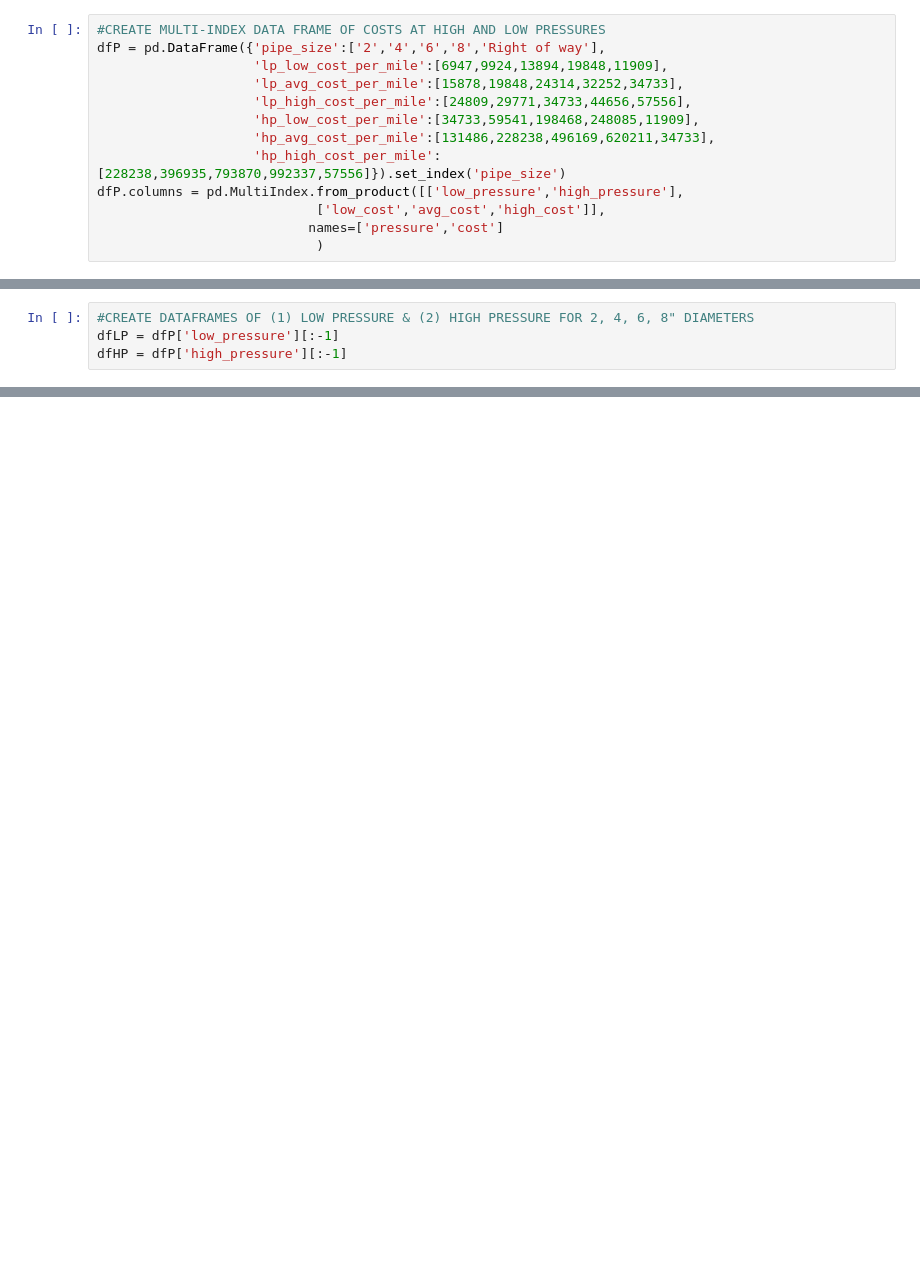
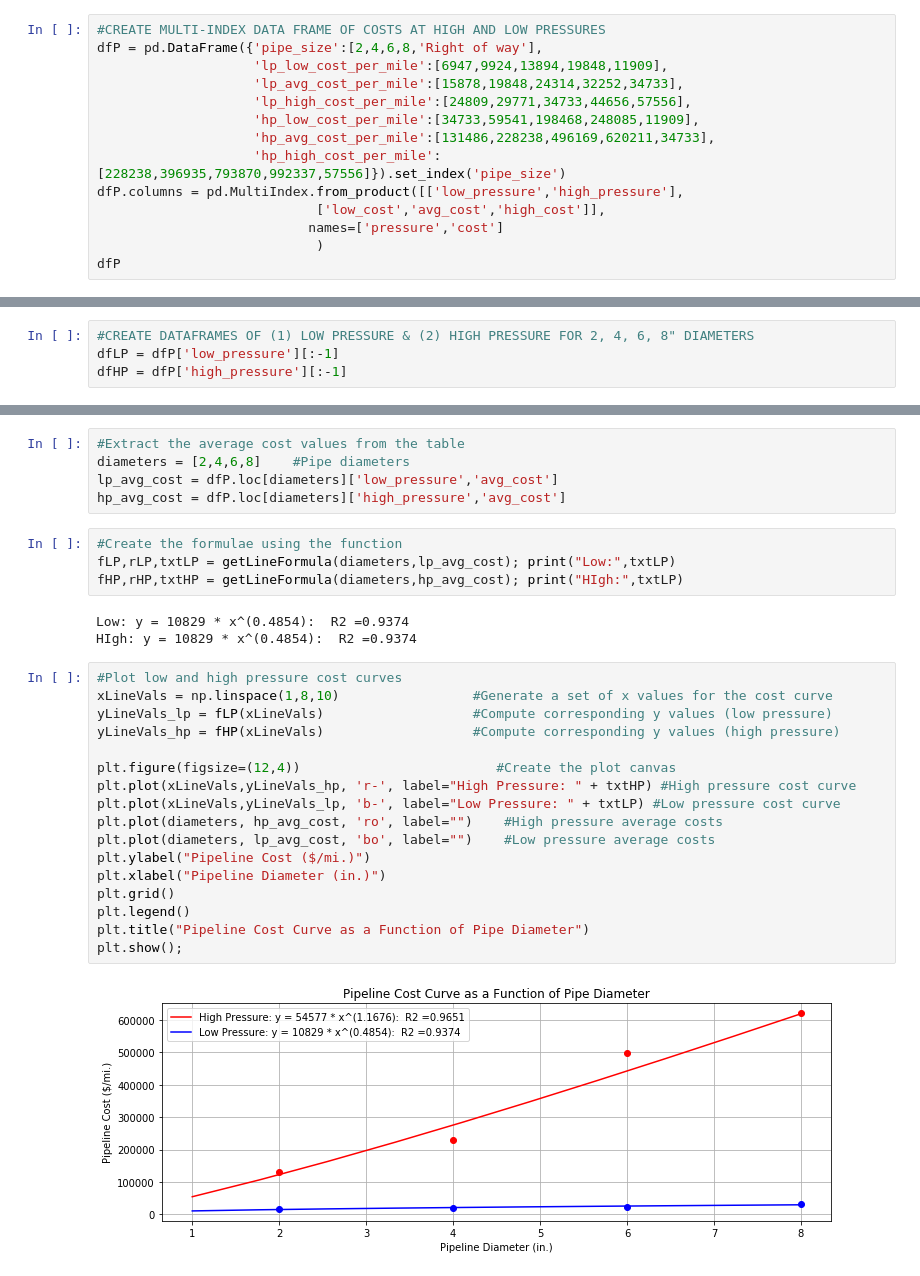
Before and after one commit to ENV859/BioGas_optimization, a Jupyter notebook: scripts/Biogas-Yield-Curves.ipynb, the cells around one changed output, grey strips where cells are left out. Saved outputs shown, nothing was run; the diff lists cells and outputs as text; blank space fills up the shorter version.

```diff
--- a/scripts/Biogas-Yield-Curves.ipynb
+++ b/scripts/Biogas-Yield-Curves.ipynb
@@ -137,7 +137,7 @@ plt.show()
 ## Pipe Cost
 # %%
 #CREATE MULTI-INDEX DATA FRAME OF COSTS AT HIGH AND LOW PRESSURES
-dfP = pd.DataFrame({'pipe_size':['2','4','6','8','Right of way'],
+dfP = pd.DataFrame({'pipe_size':[2,4,6,8,'Right of way'],
                     'lp_low_cost_per_mile':[6947,9924,13894,19848,11909],
                     'lp_avg_cost_per_mile':[15878,19848,24314,32252,34733],
                     'lp_high_cost_per_mile':[24809,29771,34733,44656,57556],
@@ -148,3 +148,4 @@ dfP.columns = pd.MultiIndex.from_product([['low_pressure','high_pressure'],
                             ['low_cost','avg_cost','high_cost']],
                            names=['pressure','cost']
                             )
+dfP
@@ -217,0 +191,31 @@ plt.grid()
+# %%
+#Extract the average cost values from the table
+diameters = [2,4,6,8]    #Pipe diameters
+lp_avg_cost = dfP.loc[diameters]['low_pressure','avg_cost']
+hp_avg_cost = dfP.loc[diameters]['high_pressure','avg_cost']
+# %%
+#Create the formulae using the function
+fLP,rLP,txtLP = getLineFormula(diameters,lp_avg_cost); print("Low:",txtLP)
+fHP,rHP,txtHP = getLineFormula(diameters,hp_avg_cost); print("HIgh:",txtLP)
+# %% [output]
+Low: y = 10829 * x^(0.4854):  R2 =0.9374
+HIgh: y = 10829 * x^(0.4854):  R2 =0.9374
+# %%
+#Plot low and high pressure cost curves
+xLineVals = np.linspace(1,8,10)                 #Generate a set of x values for the cost curve
+yLineVals_lp = fLP(xLineVals)                   #Compute corresponding y values (low pressure)
+yLineVals_hp = fHP(xLineVals)                   #Compute corresponding y values (high pressure)
+
+plt.figure(figsize=(12,4))                         #Create the plot canvas
+plt.plot(xLineVals,yLineVals_hp, 'r-', label="High Pressure: " + txtHP) #High pressure cost curve
+plt.plot(xLineVals,yLineVals_lp, 'b-', label="Low Pressure: " + txtLP) #Low pressure cost curve
+plt.plot(diameters, hp_avg_cost, 'ro', label="")    #High pressure average costs
+plt.plot(diameters, lp_avg_cost, 'bo', label="")    #Low pressure average costs
+plt.ylabel("Pipeline Cost ($/mi.)")
+plt.xlabel("Pipeline Diameter (in.)")
+plt.grid()
+plt.legend()
+plt.title("Pipeline Cost Curve as a Function of Pipe Diameter")
+plt.show();
+# %% [output]
+[figure, added]
```
Also changed, not shown: parts of 10 cells of this notebook.
